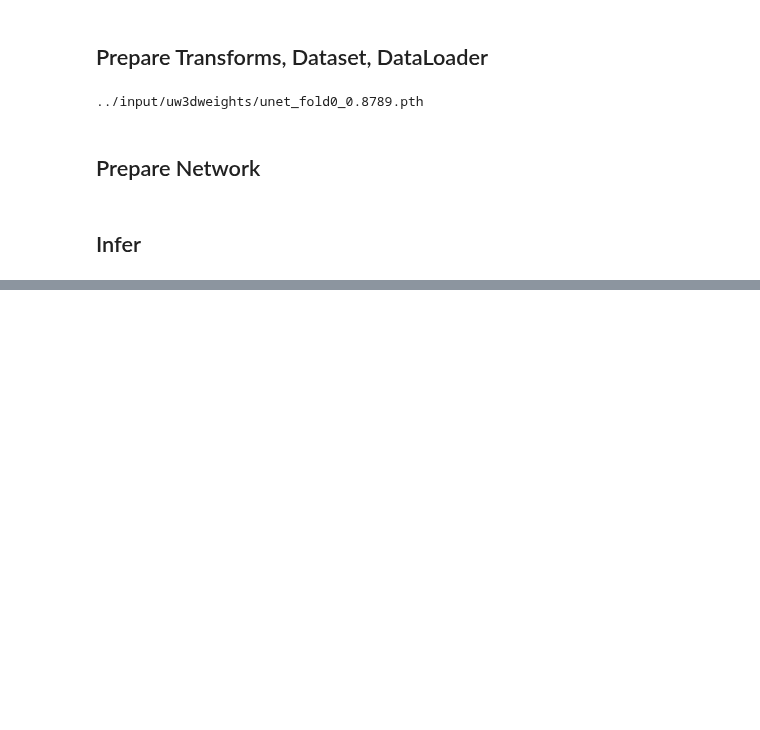
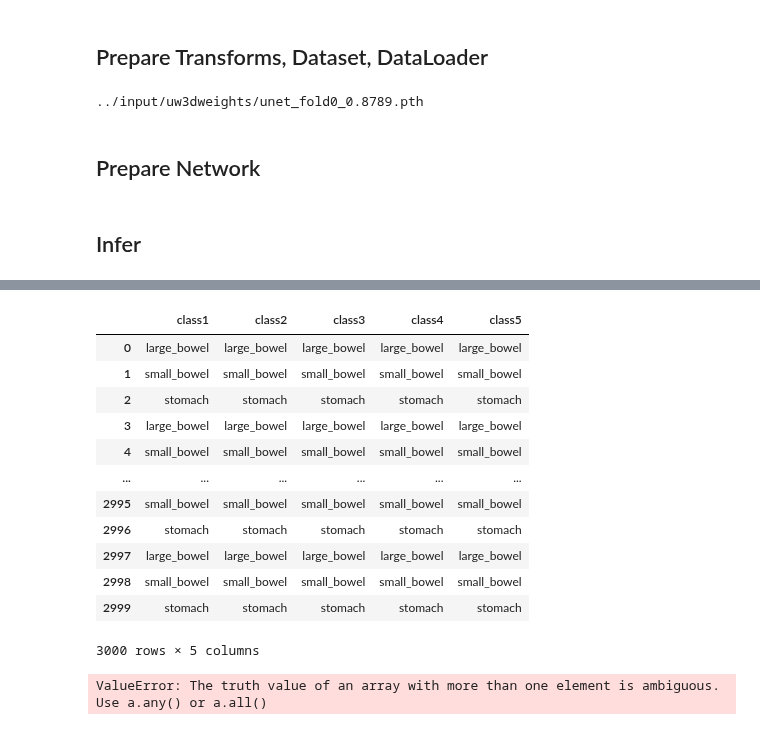
Before and after one commit to HarshitKmr10/UW-Madison-GI-Tract-Image-Segmentation, a Jupyter notebook: 3d-solution-with-monai-infer.ipynb, the cells around one changed output, grey strips where cells are left out. Saved outputs shown, nothing was run; the diff lists cells and outputs as text; code cells hidden in the pictures; blank space fills up the shorter version.

```diff
--- a/3d-solution-with-monai-infer.ipynb
+++ b/3d-solution-with-monai-infer.ipynb
@@ -347,0 +562,16 @@ submit2 = pd.DataFrame(data=np.array(outputs2), columns=["id", "class", "predict
+# %%
+model = UNet(
+    spatial_dims=3,
+    in_channels=cfg.in_channels,
+    out_channels=cfg.out_channels,
+    channels=(16, 32, 64, 128, 256),
+    strides=(2, 2, 2, 2),
+    kernel_size=3,
+    up_kernel_size=3,
+    num_res_units=2,
+    act="PRELU",
+    norm="BATCH",
+    dropout=0.2,
+    bias=True,
+    dimensions=None,
+).to(cfg.device)
@@ -386,3 +663,27 @@ submit3
+# %%
+submit=pd.concat([submit1["class1"],submit2["class2"],submit3["class3"],submit["class4"],submit5["class5"]],axis=1)
+# %%
+submit
+# %% [output]
+|  | class1 | class2 | class3 | class4 | class5 |
+| 0 | large_bowel | large_bowel | large_bowel | large_bowel | large_bowel |
+| 1 | small_bowel | small_bowel | small_bowel | small_bowel | small_bowel |
+| 2 | stomach | stomach | stomach | stomach | stomach |
+| 3 | large_bowel | large_bowel | large_bowel | large_bowel | large_bowel |
+| 4 | small_bowel | small_bowel | small_bowel | small_bowel | small_bowel |
+| ... | ... | ... | ... | ... | ... |
+| 2995 | small_bowel | small_bowel | small_bowel | small_bowel | small_bowel |
+| 2996 | stomach | stomach | stomach | stomach | stomach |
+| 2997 | large_bowel | large_bowel | large_bowel | large_bowel | large_bowel |
+| 2998 | small_bowel | small_bowel | small_bowel | small_bowel | small_bowel |
+| 2999 | stomach | stomach | stomach | stomach | stomach |
+3000 rows × 5 columns
+# %%
+for i in submit:
+    if (submit["class1"].values=="large_bowel"):
+        submit["class1"].values=0
+# %% [output]
+ValueError: The truth value of an array with more than one element is ambiguous. Use a.any() or a.all()
 # %%
 # Fix sub error, refers to: https://www.kaggle.com/competitions/uw-madison-gi-tract-image-segmentation/discussion/320541
 if not debug:
```
Also changed, not shown: parts of 24 cells of this notebook.
